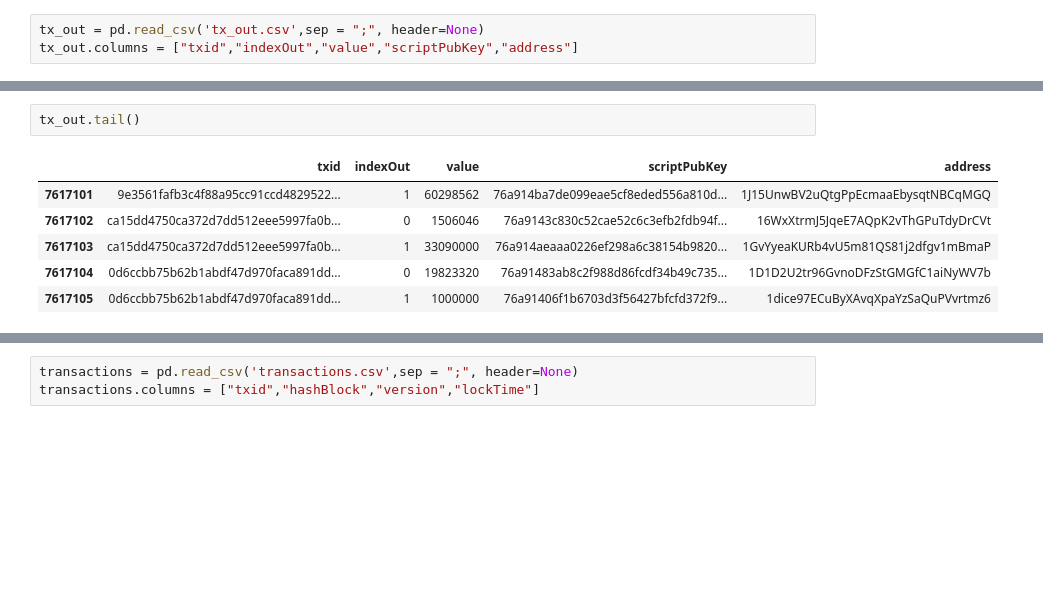
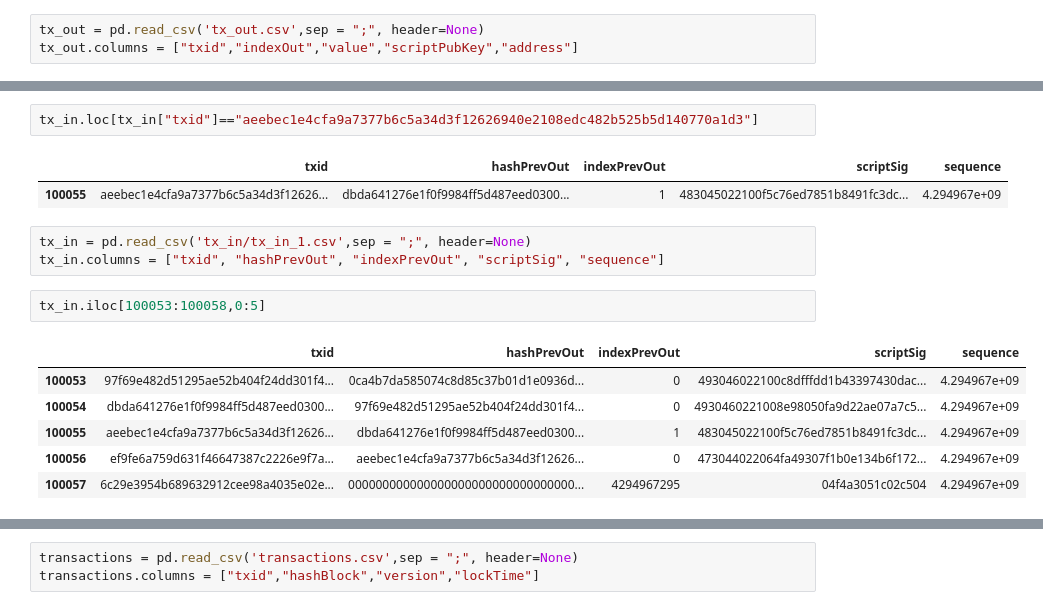
Before and after one commit to brandtoliver/Blockchain-Transaction-Classification, a Jupyter notebook: Data import.ipynb, the cells around one changed output, grey strips where cells are left out. Saved outputs shown, nothing was run; the diff lists cells and outputs as text; blank space fills up the shorter version.

```diff
--- a/Data import.ipynb
+++ b/Data import.ipynb
@@ -82,9 +95,17 @@ tx_out.columns = ["txid","indexOut","value","scriptPubKey","address"]
-# %%
-tx_out.tail()
-# %% [output]
-|  | txid | indexOut | value | scriptPubKey | address |
-| 7617101 | 9e3561fafb3c4f88a95cc91ccd4829522... | 1 | 60298562 | 76a914ba7de099eae5cf8eded556a810d... | 1J15UnwBV2uQtgPpEcmaaEbysqtNBCqMGQ |
-| 7617102 | ca15dd4750ca372d7dd512eee5997fa0b... | 0 | 1506046 | 76a9143c830c52cae52c6c3efb2fdb94f... | 16WxXtrmJ5JqeE7AQpK2vThGPuTdyDrCVt |
-| 7617103 | ca15dd4750ca372d7dd512eee5997fa0b... | 1 | 33090000 | 76a914aeaaa0226ef298a6c38154b9820... | 1GvYyeaKURb4vU5m81QS81j2dfgv1mBmaP |
-| 7617104 | 0d6ccbb75b62b1abdf47d970faca891dd... | 0 | 19823320 | 76a91483ab8c2f988d86fcdf34b49c735... | 1D1D2U2tr96GvnoDFzStGMGfC1aiNyWV7b |
-| 7617105 | 0d6ccbb75b62b1abdf47d970faca891dd... | 1 | 1000000 | 76a91406f1b6703d3f56427bfcfd372f9... | 1dice97ECuByXAvqXpaYzSaQuPVvrtmz6 |
+# %%
+tx_in.loc[tx_in["txid"]=="aeebec1e4cfa9a7377b6c5a34d3f12626940e2108edc482b525b5d140770a1d3"]
+# %% [output]
+|  | txid | hashPrevOut | indexPrevOut | scriptSig | sequence |
+| 100055 | aeebec1e4cfa9a7377b6c5a34d3f12626... | dbda641276e1f0f9984ff5d487eed0300... | 1 | 483045022100f5c76ed7851b8491fc3dc... | 4.294967e+09 |
+# %%
+tx_in = pd.read_csv('tx_in/tx_in_1.csv',sep = ";", header=None)
+tx_in.columns = ["txid", "hashPrevOut", "indexPrevOut", "scriptSig", "sequence"]
+# %%
+tx_in.iloc[100053:100058,0:5]
+# %% [output]
+|  | txid | hashPrevOut | indexPrevOut | scriptSig | sequence |
+| 100053 | 97f69e482d51295ae52b404f24dd301f4... | 0ca4b7da585074c8d85c37b01d1e0936d... | 0 | 493046022100c8dfffdd1b43397430dac... | 4.294967e+09 |
+| 100054 | dbda641276e1f0f9984ff5d487eed0300... | 97f69e482d51295ae52b404f24dd301f4... | 0 | 4930460221008e98050fa9d22ae07a7c5... | 4.294967e+09 |
+| 100055 | aeebec1e4cfa9a7377b6c5a34d3f12626... | dbda641276e1f0f9984ff5d487eed0300... | 1 | 483045022100f5c76ed7851b8491fc3dc... | 4.294967e+09 |
+| 100056 | ef9fe6a759d631f46647387c2226e9f7a... | aeebec1e4cfa9a7377b6c5a34d3f12626... | 0 | 473044022064fa49307f1b0e134b6f172... | 4.294967e+09 |
+| 100057 | 6c29e3954b689632912cee98a4035e02e... | 000000000000000000000000000000000... | 4294967295 | 04f4a3051c02c504 | 4.294967e+09 |
```
Also changed, not shown: parts of 35 cells of this notebook.
